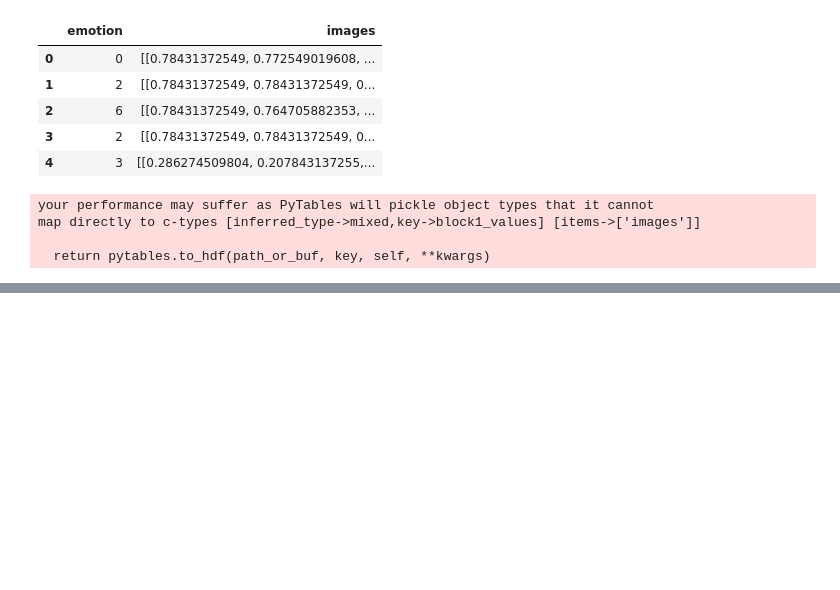
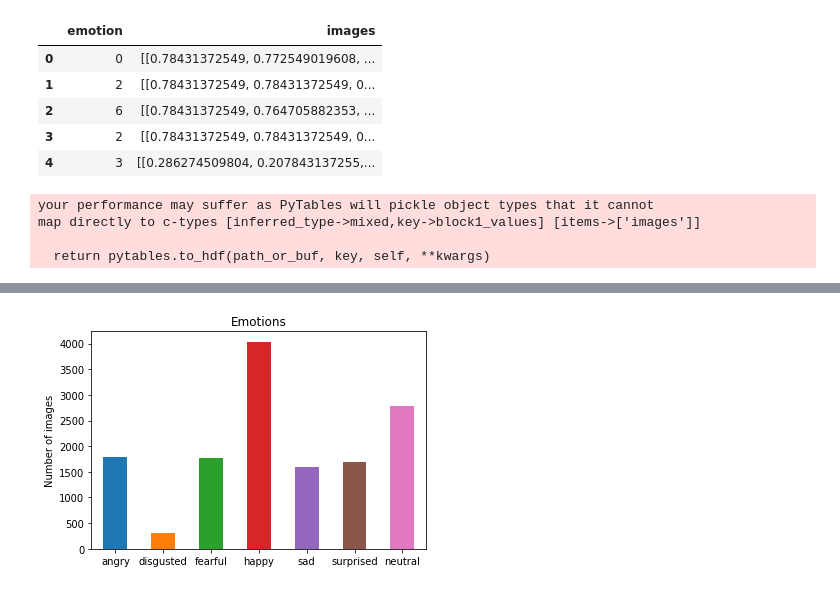
Before and after one commit to GomesJP/Emotions-Recognition, a Jupyter notebook: Import Data.ipynb, the cells around one changed output, grey strips where cells are left out. Cells and saved outputs as stored; diff of their text form; code cells hidden in the pictures; blank space fills up the shorter version.

```diff
--- a/Import Data.ipynb
+++ b/Import Data.ipynb
@@ -98,0 +124,11 @@ plt.show()
+# %%
+data["emotions"] = data["emotion"].astype('category')
+data["emotions"].cat.categories = EMOTIONS
+
+grouped = data.groupby(['emotions'])
+grouped.count()["images"].plot(kind='bar', title="Emotions", rot=0)
+plt.xlabel("")
+plt.ylabel("Number of images")
+plt.show()
+# %% [output]
+[figure, added]
```
Also changed, not shown: parts of 3 cells of this notebook, 7 other files.
